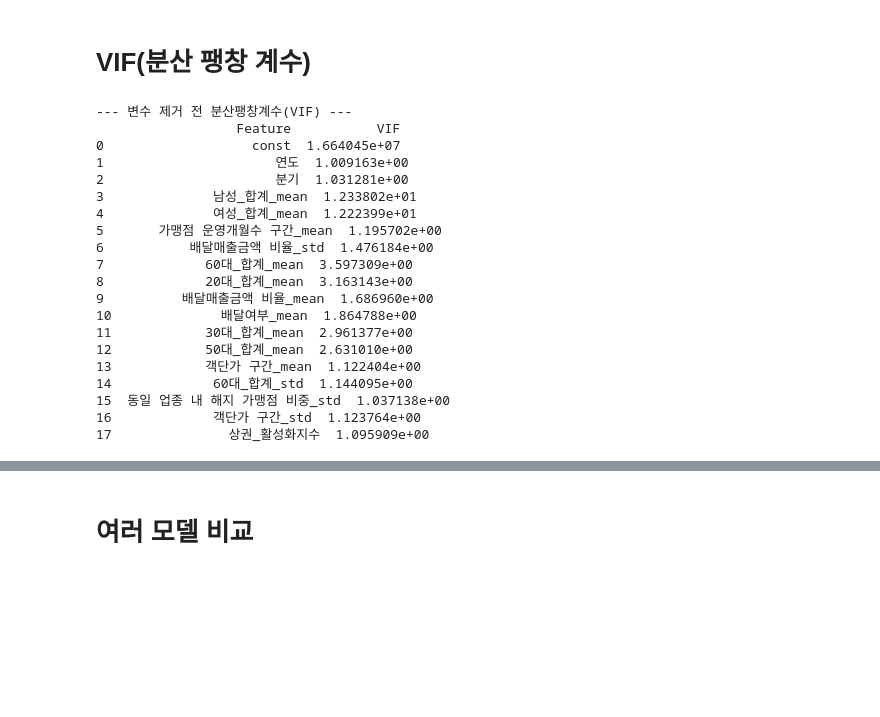
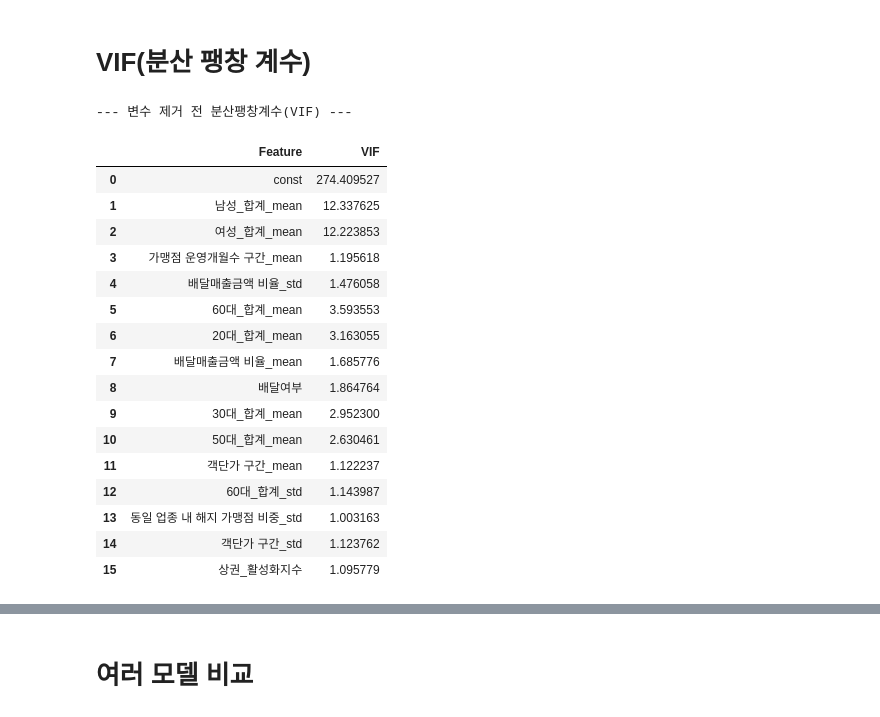
Before and after one commit to oneline47/DM_closure-prediction, a Jupyter notebook: src/statistical_feature_model.ipynb, the cells around one changed output, grey strips where cells are left out. Saved outputs shown, nothing was run; the diff lists cells and outputs as text; code cells hidden in the pictures; blank space fills up the shorter version.

```diff
--- a/src/statistical_feature_model.ipynb
+++ b/src/statistical_feature_model.ipynb
@@ -345,40 +345,39 @@ results_df
 # %%
 from statsmodels.tools.tools import add_constant
 from statsmodels.stats.outliers_influence import variance_inflation_factor
 
 #final_df
 
 # def feature_selection(create_features_result):
   #VIF
   # 변수 제거 전
-X_const = add_constant(final_df.drop(columns=['가맹점구분번호','폐업여부']))
+final_df = final_df.rename(columns={"배달여부_mean": "배달여부",})
+X_const = add_constant(final_df.drop(columns=['가맹점구분번호','폐업여부','연도','분기']))
 X_const = X_const.astype(float)
 vif = pd.DataFrame()
 vif["Feature"] = X_const.columns
 vif["VIF"] = [variance_inflation_factor(X_const.values, i) for i in range(X_const.shape[1])]
 print("\n--- 변수 제거 전 분산팽창계수(VIF) ---")
-print(vif)
+vif
 # %% [output]
 --- 변수 제거 전 분산팽창계수(VIF) ---
-                  Feature           VIF
-0                   const  1.664045e+07
-1                      연도  1.009163e+00
-2                      분기  1.031281e+00
-3              남성_합계_mean  1.233802e+01
-4              여성_합계_mean  1.222399e+01
-5       가맹점 운영개월수 구간_mean  1.195702e+00
-6           배달매출금액 비율_std  1.476184e+00
-7             60대_합계_mean  3.597309e+00
-8             20대_합계_mean  3.163143e+00
-9          배달매출금액 비율_mean  1.686960e+00
-10              배달여부_mean  1.864788e+00
-11            30대_합계_mean  2.961377e+00
-12            50대_합계_mean  2.631010e+00
-13            객단가 구간_mean  1.122404e+00
-14             60대_합계_std  1.144095e+00
-15  동일 업종 내 해지 가맹점 비중_std  1.037138e+00
-16             객단가 구간_std  1.123764e+00
-17               상권_활성화지수  1.095909e+00
+|  | Feature | VIF |
+| 0 | const | 274.409527 |
+| 1 | 남성_합계_mean | 12.337625 |
+| 2 | 여성_합계_mean | 12.223853 |
+| 3 | 가맹점 운영개월수 구간_mean | 1.195618 |
+| 4 | 배달매출금액 비율_std | 1.476058 |
+| 5 | 60대_합계_mean | 3.593553 |
+| 6 | 20대_합계_mean | 3.163055 |
+| 7 | 배달매출금액 비율_mean | 1.685776 |
+| 8 | 배달여부 | 1.864764 |
+| 9 | 30대_합계_mean | 2.952300 |
+| 10 | 50대_합계_mean | 2.630461 |
+| 11 | 객단가 구간_mean | 1.122237 |
+| 12 | 60대_합계_std | 1.143987 |
+| 13 | 동일 업종 내 해지 가맹점 비중_std | 1.003163 |
+| 14 | 객단가 구간_std | 1.123762 |
+| 15 | 상권_활성화지수 | 1.095779 |
 # %%
   # 변수 제거 후
 X_const = add_constant(final_df.drop(columns=['가맹점구분번호','폐업여부','남성_합계_mean','연도','분기']))
```
Also changed, not shown: parts of 3 cells of this notebook.
